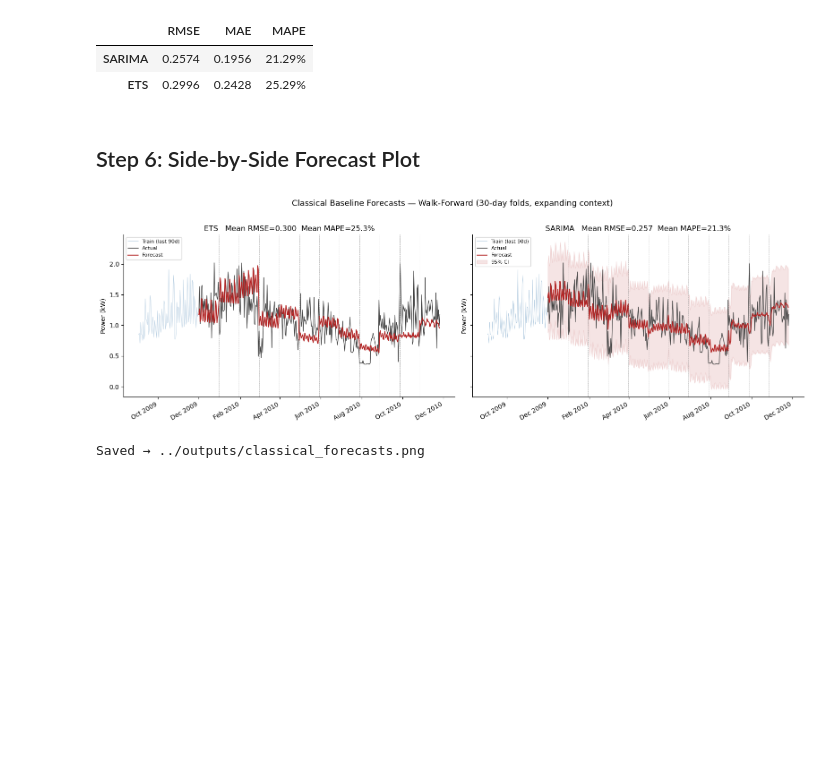
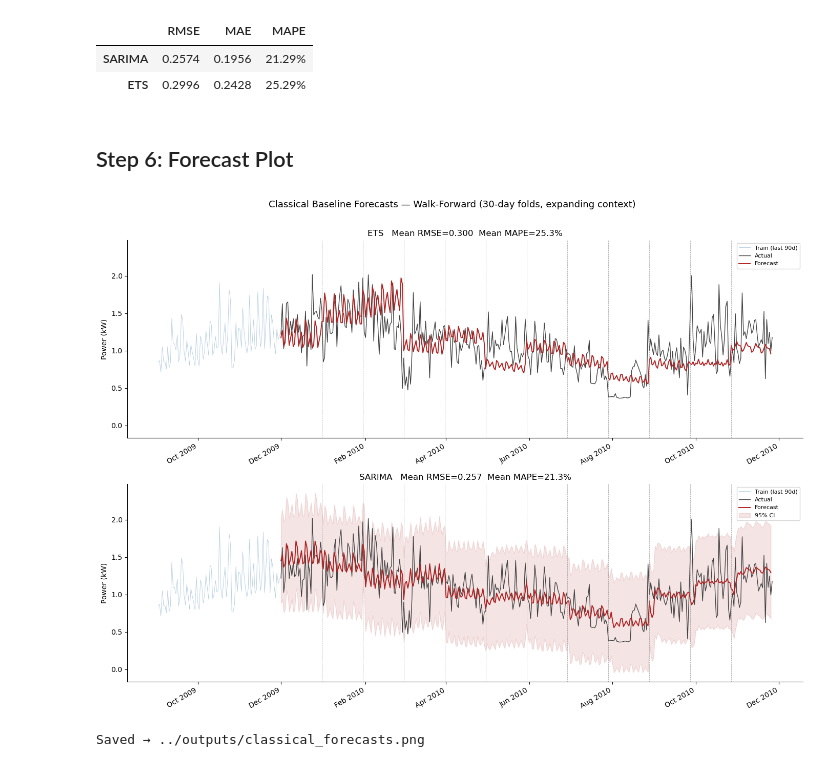
Before and after one commit to brody-rm/household-power, a Jupyter notebook: notebooks/02_classical_baselines.ipynb, the cells around one changed output. Cells and saved outputs as stored; diff of their text form; code cells hidden in the pictures; blank space fills up the shorter version.

```diff
--- a/notebooks/02_classical_baselines.ipynb
+++ b/notebooks/02_classical_baselines.ipynb
@@ -379,41 +379,41 @@ Model Leaderboard — sorted by RMSE (lower is better)
 | SARIMA | 0.2574 | 0.1956 | 21.29% |
 | ETS | 0.2996 | 0.2428 | 25.29% |
 # %% [markdown]
-## Step 6: Side-by-Side Forecast Plot
+## Step 6: Forecast Plot
 # %%
-fig, axes = plt.subplots(1, 2, figsize=(16, 5), sharey=True)
+fig, axes = plt.subplots(2, 1, figsize=(14, 10), sharey=True)
 
 for ax, (label, forecast) in zip(axes, [('ETS', ets_forecast), ('SARIMA', sarima_forecast)]):
     ax.plot(train_series.iloc[-90:], color='steelblue', linewidth=0.6, alpha=0.4, label='Train (last 90d)')
     ax.plot(test_series,             color='#444444',   linewidth=1.0, label='Actual')
     ax.plot(forecast,                color='firebrick', linewidth=1.4, label='Forecast')
 
     if label == 'SARIMA':
         ax.fill_between(
             conf_int_df.index,
             conf_int_df['lower'],
             conf_int_df['upper'],
             color='firebrick', alpha=0.12, label='95% CI'
         )
 
     for s in fold_starts[1:]:
         ax.axvline(x=test_series.index[s], color='gray', linestyle='--', linewidth=0.5, alpha=0.8)
 
     rmse_val = metrics.loc[label, 'RMSE']
     mape_val = metrics.loc[label, 'MAPE']
     ax.set_title(f'{label}   Mean RMSE={rmse_val:.3f}  Mean MAPE={mape_val:.1f}%')
     ax.set_ylabel('Power (kW)')
     ax.xaxis.set_major_formatter(mdates.DateFormatter('%b %Y'))
     ax.xaxis.set_major_locator(mdates.MonthLocator(interval=2))
     plt.setp(ax.get_xticklabels(), rotation=30, ha='right')
     ax.legend(fontsize=8)
     sns.despine(ax=ax)
 
-plt.suptitle('Classical Baseline Forecasts — Walk-Forward (30-day folds, expanding context)', y=1.02, fontsize=13)
+plt.suptitle('Classical Baseline Forecasts — Walk-Forward (30-day folds, expanding context)', y=1.01, fontsize=13)
 plt.tight_layout()
 plt.savefig('../outputs/classical_forecasts.png', dpi=150, bbox_inches='tight')
 plt.show()
 print("Saved → ../outputs/classical_forecasts.png")
 # %% [output]
-[figure, old version]
+[figure, new version]
 Saved → ../outputs/classical_forecasts.png
```
Also changed, not shown: parts of 2 cells of this notebook, 9 other files.
